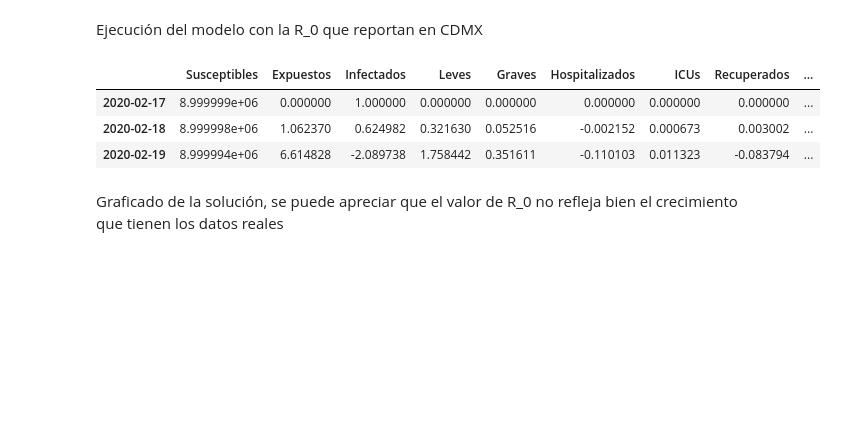
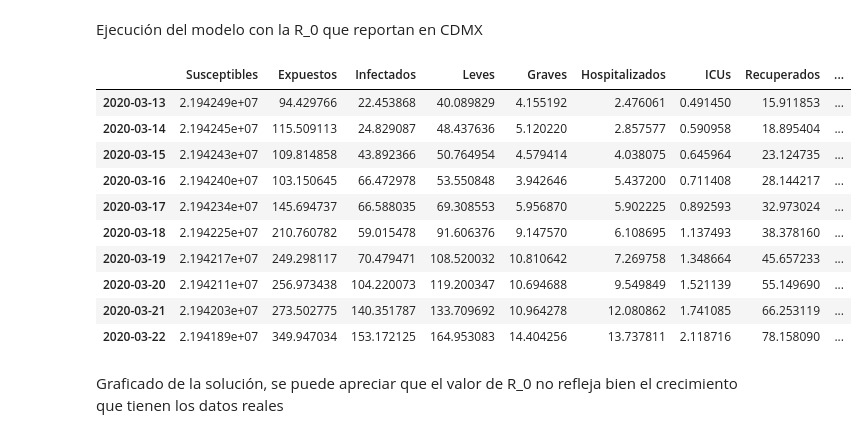
Before and after one commit to irvingfisica/covid_plots, a Jupyter notebook: modelo_CDMX.ipynb, the cells around one changed output. Drawn from its saved outputs; the diff is of its cells as text; code cells hidden in the pictures; blank space fills up the shorter version.

Commit message:
Se agregó el código necesario para ajustar cualquier zona metropolitana

```diff
--- a/modelo_CDMX.ipynb
+++ b/modelo_CDMX.ipynb
@@ -174,5 +278,6 @@ casos = data_cdmx.groupby("FECHA_SINTOMAS").size().to_frame("Confirmados").reind
 # %%
-casos["Decesos"] = data_cdmx.groupby("FECHA_DEF").size()
+casos["Decesos"] = data_zurb.groupby("FECHA_DEF").size()
 # %%
 casos["Confirmados_acumulados"] = casos["Confirmados"].fillna(0).cumsum()
 casos["Decesos_acumulados"] = casos["Decesos"].fillna(0).cumsum()
+casos["Graves_acumulados"] = casos["Graves"].fillna(0).cumsum()
@@ -204,5 +330,5 @@ Definición de función para evaluar el modelo en función de R_0 y calculando e
 # %%
-def evaluador(R_0, casos, N, dias_prediccion=0,ajustar_decesos=True,regresar_solucion=False):
+def evaluador(R_0, casos, N, dias_prediccion=0,t_pesos=True,pesos_ajuste_CDG=[1,1,1],regresar_solucion=False):
     inicio = casos.index[0]
     n_infected = casos["Confirmados"].fillna(0)[inicio]
     max_days = len(casos) + dias_prediccion
@@ -219,7 +345,7 @@ def evaluador(R_0, casos, N, dias_prediccion=0,ajustar_decesos=True,regresar_sol
     t_icu=1
     t_ricu = 7
     t_m=8
-    p_m=.65
+    p_m=0.65
     p_grave=0.138
     p_icu=0.05
 
@@ -231,18 +357,21 @@ def evaluador(R_0, casos, N, dias_prediccion=0,ajustar_decesos=True,regresar_sol
 
     solucion = pd.DataFrame(sol.y.T*N,columns=labels,index=tiempos)
     solucion["Defunciones"] = np.clip(solucion["Defunciones"],0,np.inf)
+    solucion["Graves"] = np.clip(solucion["Graves"],0,np.inf)
     solucion["Confirmados_acumulados"] = np.clip(solucion[["Infectados","Leves","Graves","Hospitalizados","ICUs","Recuperados","Defunciones"]].sum(axis=1),0,np.inf)
 
-    pesos = pd.Series(1/((casos.index-casos.index[-1]).days*-1+1),index=casos.index)
-    #pesos = pd.Series(1,index=casos.index)
+    if t_pesos:
+        pesos = pd.Series(1/((casos.index-casos.index[-1]).days*-1+1),index=casos.index)
+    else:
+        pesos = pd.Series(1,index=casos.index)
 
     error_confirmados = mean_squared_log_error(casos["Confirmados_acumulados"],solucion["Confirmados_acumulados"][casos.index].fillna(0),pesos)
     error_decesos = mean_squared_log_error(casos["Decesos_acumulados"],solucion["Defunciones"][casos.index].fillna(0),pesos)
+    error_graves = mean_squared_log_error(casos["Graves"].fillna(0),solucion["Graves"][casos.index].fillna(0),pesos)
 
-    if ajustar_decesos:
-        error_final = np.mean([error_confirmados, error_decesos])
-    else:
-        error_final = error_confirmados
+    errores = [error_confirmados,error_decesos,error_graves]
+
+    error_final = np.dot(pesos_ajuste_CDG,errores)/len(errores)
 
     if regresar_solucion:
         return error_final, solucion
@@ -259,14 +388,21 @@ fecpred = fecfin + pd.Timedelta(str(dias_pred) + " days")
 casos_filt = casos.loc[fecini:fecfin,:]
 casos_pred = casos.loc[fecfin:fecpred,:]
 # %%
-error, solucion = evaluador(2.83,casos_filt,9000000,dias_pred,True,True)
+error, solucion = evaluador(2.83,casos_filt,poblacion,dias_pred,True,[1,1,1],True)
 # %%
-solucion[:3]
+solucion[-10:]
 # %% [output]
 |  | Susceptibles | Expuestos | Infectados | Leves | Graves | Hospitalizados | ICUs | Recuperados | ... |
-| 2020-02-17 | 8.999999e+06 | 0.000000 | 1.000000 | 0.000000 | 0.000000 | 0.000000 | 0.000000 | 0.000000 | ... |
-| 2020-02-18 | 8.999998e+06 | 1.062370 | 0.624982 | 0.321630 | 0.052516 | -0.002152 | 0.000673 | 0.003002 | ... |
-| 2020-02-19 | 8.999994e+06 | 6.614828 | -2.089738 | 1.758442 | 0.351611 | -0.110103 | 0.011323 | -0.083794 | ... |
+| 2020-03-13 | 2.194249e+07 | 94.429766 | 22.453868 | 40.089829 | 4.155192 | 2.476061 | 0.491450 | 15.911853 | ... |
+| 2020-03-14 | 2.194245e+07 | 115.509113 | 24.829087 | 48.437636 | 5.120220 | 2.857577 | 0.590958 | 18.895404 | ... |
+| 2020-03-15 | 2.194243e+07 | 109.814858 | 43.892366 | 50.764954 | 4.579414 | 4.038075 | 0.645964 | 23.124735 | ... |
+| 2020-03-16 | 2.194240e+07 | 103.150645 | 66.472978 | 53.550848 | 3.942646 | 5.437200 | 0.711408 | 28.144217 | ... |
+| 2020-03-17 | 2.194234e+07 | 145.694737 | 66.588035 | 69.308553 | 5.956870 | 5.902225 | 0.892593 | 32.973024 | ... |
+| 2020-03-18 | 2.194225e+07 | 210.760782 | 59.015478 | 91.606376 | 9.147570 | 6.108695 | 1.137493 | 38.378160 | ... |
+| 2020-03-19 | 2.194217e+07 | 249.298117 | 70.479471 | 108.520032 | 10.810642 | 7.269758 | 1.348664 | 45.657233 | ... |
+| 2020-03-20 | 2.194211e+07 | 256.973438 | 104.220073 | 119.200347 | 10.694688 | 9.549849 | 1.521139 | 55.149690 | ... |
+| 2020-03-21 | 2.194203e+07 | 273.502775 | 140.351787 | 133.709692 | 10.964278 | 12.080862 | 1.741085 | 66.253119 | ... |
+| 2020-03-22 | 2.194189e+07 | 349.947034 | 153.172125 | 164.953083 | 14.404256 | 13.737811 | 2.118716 | 78.158090 | ... |
 # %% [markdown]
 Graficado de la solución, se puede apreciar que el valor de R_0 no refleja bien el crecimiento que tienen los datos reales
 # %%
```
Also changed, not shown: parts of 41 cells of this notebook, 9 other files.
